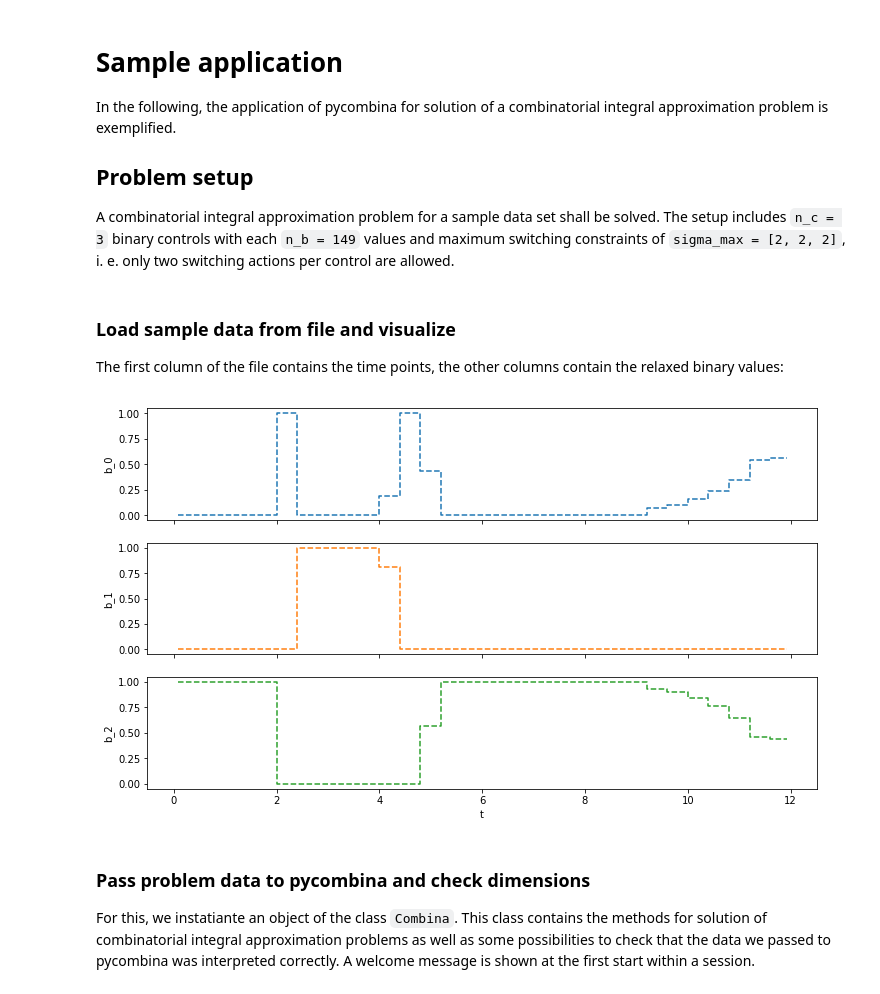
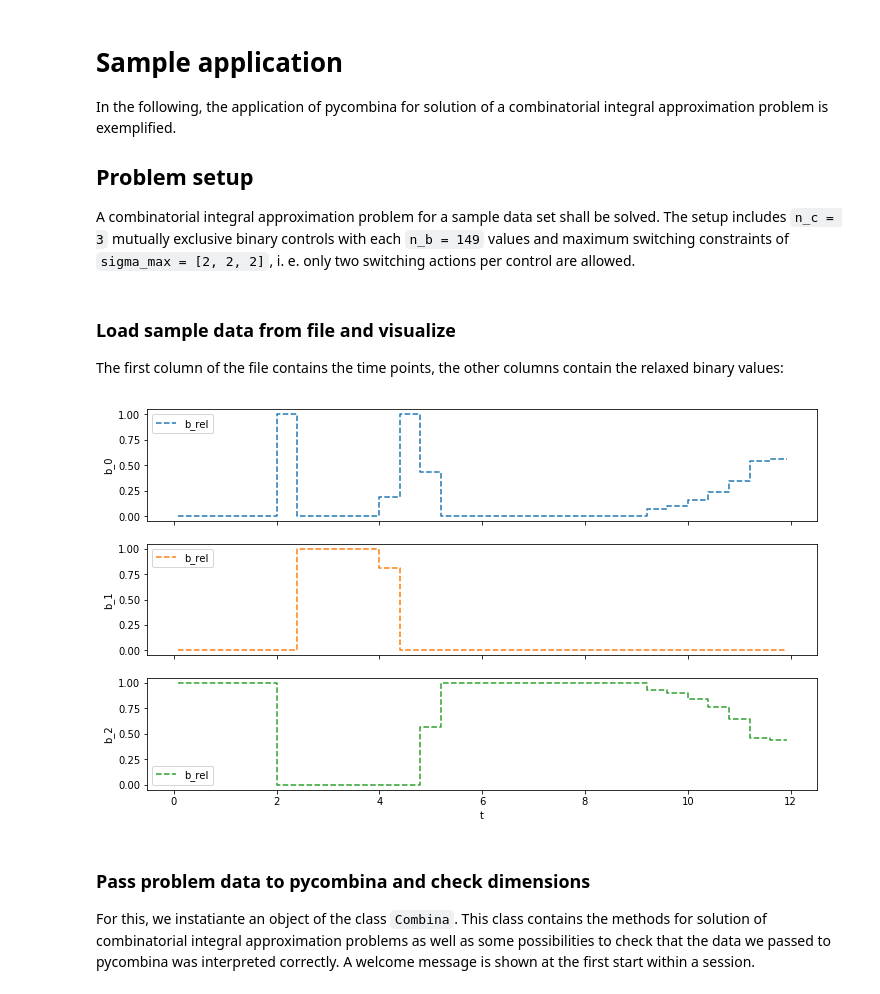
Before and after one commit to adbuerger/pycombina, a Jupyter notebook: doc/source/pycombina_sample_application.ipynb, the cells around one changed output. Cells and saved outputs as stored; diff of their text form; code cells hidden in the pictures.

```diff
--- a/doc/source/pycombina_sample_application.ipynb
+++ b/doc/source/pycombina_sample_application.ipynb
@@ -7,7 +7,7 @@ In the following, the application of pycombina for solution of a combinatorial i
 
 ## Problem setup
 
-A combinatorial integral approximation problem for a sample data set shall be solved. The setup includes ``n_c = 3`` binary controls with each ``n_b = 149`` values and maximum switching constraints of ``sigma_max = [2, 2, 2]``, i. e. only two switching actions per control are allowed.
+A combinatorial integral approximation problem for a sample data set shall be solved. The setup includes ``n_c = 3`` mutually exclusive binary controls with each ``n_b = 149`` values and maximum switching constraints of ``sigma_max = [2, 2, 2]``, i. e. only two switching actions per control are allowed.
 # %% [markdown]
 ### Load sample data from file and visualize
 
@@ -24,17 +24,20 @@ sigma_max = [2, 2, 2]
 # %%
 import matplotlib.pyplot as plt
 
 f, (ax1, ax2, ax3) = plt.subplots(3, sharex = True, figsize = (12,7))
-ax1.step(t[:-1], b_rel[:,0], color = "C0", linestyle="dashed", where = "post")
+ax1.step(t[:-1], b_rel[:,0], label = "b_rel", color = "C0", linestyle="dashed", where = "post")
 ax1.set_ylabel("b_0")
-ax2.step(t[:-1], b_rel[:,1], color = "C1", linestyle="dashed", where = "post")
+ax1.legend(loc = "upper left")
+ax2.step(t[:-1], b_rel[:,1], label = "b_rel",  color = "C1", linestyle="dashed", where = "post")
 ax2.set_ylabel("b_1")
-ax3.step(t[:-1], b_rel[:,2], color = "C2", linestyle="dashed", where = "post")
+ax2.legend(loc = "upper left")
+ax3.step(t[:-1], b_rel[:,2], label = "b_rel",  color = "C2", linestyle="dashed", where = "post")
 ax3.set_ylabel("b_2")
+ax3.legend(loc = "lower left")
 ax3.set_xlabel("t")
 plt.show()
 # %% [output]
-[figure, old version]
+[figure, new version]
 # %% [markdown]
 ### Pass problem data to pycombina and check dimensions
 
```
Also changed, not shown: parts of 8 cells of this notebook.
